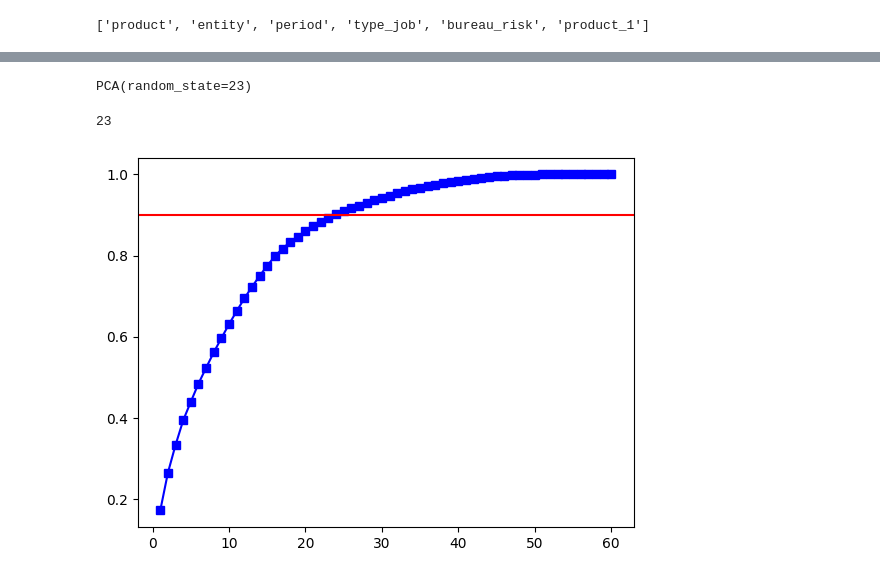
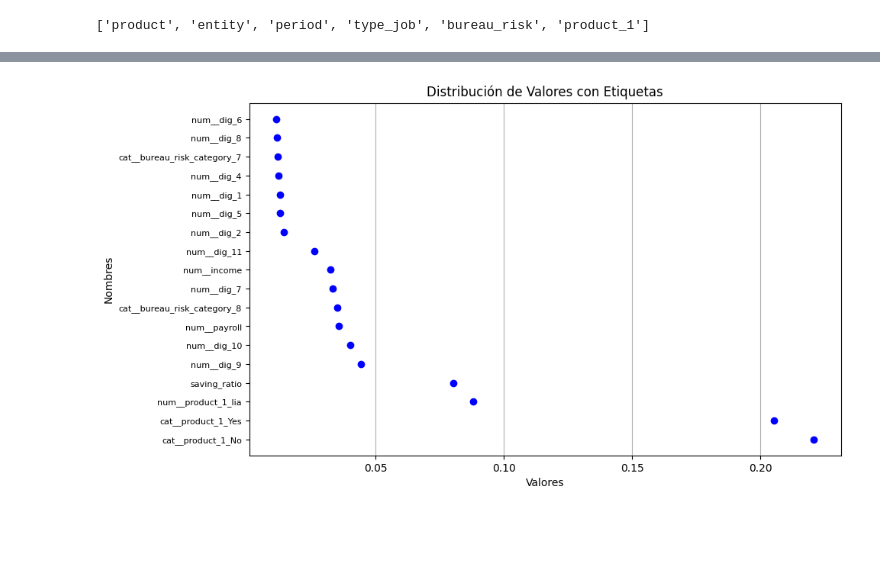
Before and after one commit to Brunoware/datathon_bbva_2023, a Jupyter notebook: 02. datathon_data_modeling.ipynb, the cells around one changed output, grey strips where cells are left out. Saved outputs shown, nothing was run; the diff lists cells and outputs as text; code cells hidden in the pictures; blank space fills up the shorter version.

```diff
--- a/02. datathon_data_modeling.ipynb
+++ b/02. datathon_data_modeling.ipynb
@@ -44,7 +44,7 @@ df_categorical=X_categorical[col_st]#.describe().T
 # %%
 import pandas as pd
 from sklearn.compose import ColumnTransformer
-from sklearn.preprocessing import OneHotEncoder, StandardScaler
+from sklearn.preprocessing import OneHotEncoder, StandardScaler,MinMaxScaler
 from sklearn.pipeline import Pipeline
 
 # pipecat=Pipeline([('feature',SelectCatColumns(col_st)),
@@ -59,7 +59,7 @@ numeric_columns = num_cols  # Agrega tus columnas numéricas aquí
 # Crear un ColumnTransformer
 preprocessor = ColumnTransformer(
     transformers=[
-        ('num', StandardScaler().set_output(transform='pandas'), numeric_columns),
+        ('num','passthrough', numeric_columns),
         ('cat', OneHotEncoder(handle_unknown='ignore',sparse=False,sparse_output=False).set_output(transform='pandas'), categorical_columns),
     ],
     remainder='drop',
@@ -73,0 +189,19 @@ X_tr = preprocessor.fit_transform(X)
+# %%
+import pandas as pd
+
+# Supongamos que tienes un DataFrame llamado importancia_df con una columna 'importancia'
+# Ordena el DataFrame por la columna 'importancia' en orden descendente
+importancia_df = importancia_df.sort_values('importancia', ascending=False)
+
+# Calcula la suma acumulativa de la columna 'importancia'
+importancia_df['cumulative_sum'] = importancia_df['importancia'].cumsum()
+
+# Filtra las filas donde la suma acumulativa es al menos el 90% del total
+umbral = 0.8  # 90%
+importancia_filtrada = importancia_df[importancia_df['cumulative_sum'] <= umbral]
+
+# Elimina la columna 'cumulative_sum' si no la necesitas
+importancia_filtrada = importancia_filtrada.drop(columns=['cumulative_sum'])
+
+# Ahora 'importancia_filtrada' contiene las filas que suman al menos el 90% de la importancia total
+importancia_filtrada
@@ -74,21 +219,35 @@ X_tr = preprocessor.fit_transform(X)
+# %%
+import matplotlib.pyplot as plt
+
+# Supongamos que tienes un DataFrame df con columnas 'nombres' y 'valores'
+df_filtrado = importancia_df[importancia_df['importancia'] > 0.01]
+
+
+
+# Crear un gráfico de dispersión con etiquetas
+plt.figure(figsize=(10, 6))
+plt.scatter(df_filtrado['importancia'], range(len(df_filtrado)), marker='o', c='blue')
+plt.yticks(range(len(df_filtrado)), df_filtrado['Caracteristica'], fontsize=8)
+plt.title('Distribución de Valores con Etiquetas')
+plt.xlabel('Valores')
+plt.ylabel('Nombres')
+plt.grid(axis='x')  # Agregar una cuadrícula en el eje x
+plt.show()
+# %% [output]
+[figure, added]
 # %%
-from sklearn.decomposition import PCA
+#from sklearn.decomposition import PCA
 
-pca=PCA(random_state=23)
-pca.fit(X_tr,y)
+#pca=PCA(random_state=23)
+#pca.fit(X_tr,y)
-# %% [output]
-PCA(random_state=23)
 # %%
-import matplotlib.pyplot as plt
-cum_variance=np.cumsum(pca.explained_variance_ratio_)
-x_axis=range(1,X_tr.shape[1]+1)
-plt.plot(x_axis,cum_variance,'sb-')
-#plt.xticks(range(0,X_tr.shape[0]),x_axis)
-threshold=0.90
-plt.axhline(y=threshold,color='r')
-npca=len(cum_variance[cum_variance<threshold])
-print(npca)
+#import matplotlib.pyplot as plt
+#cum_variance=np.cumsum(pca.explained_variance_ratio_)
+#x_axis=range(1,X_tr.shape[1]+1)
+#plt.plot(x_axis,cum_variance,'sb-')
+##plt.xticks(range(0,X_tr.shape[0]),x_axis)
+#threshold=0.90
+#plt.axhline(y=threshold,color='r')
+#npca=len(cum_variance[cum_variance<threshold])
+#print(npca)
-# %% [output]
-23
-[figure, removed]
 # %%
```
Also changed, not shown: parts of 8 cells of this notebook, 1 other file.
